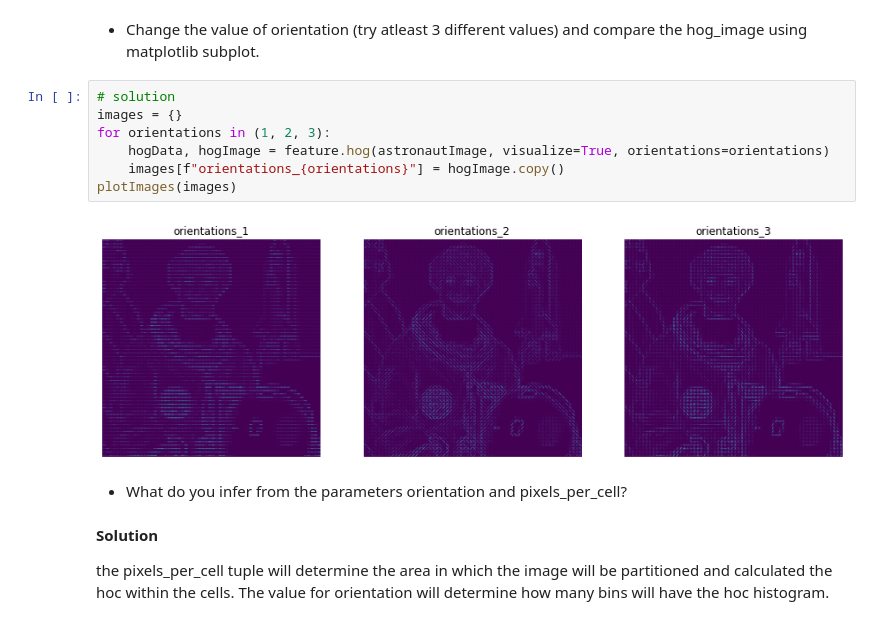
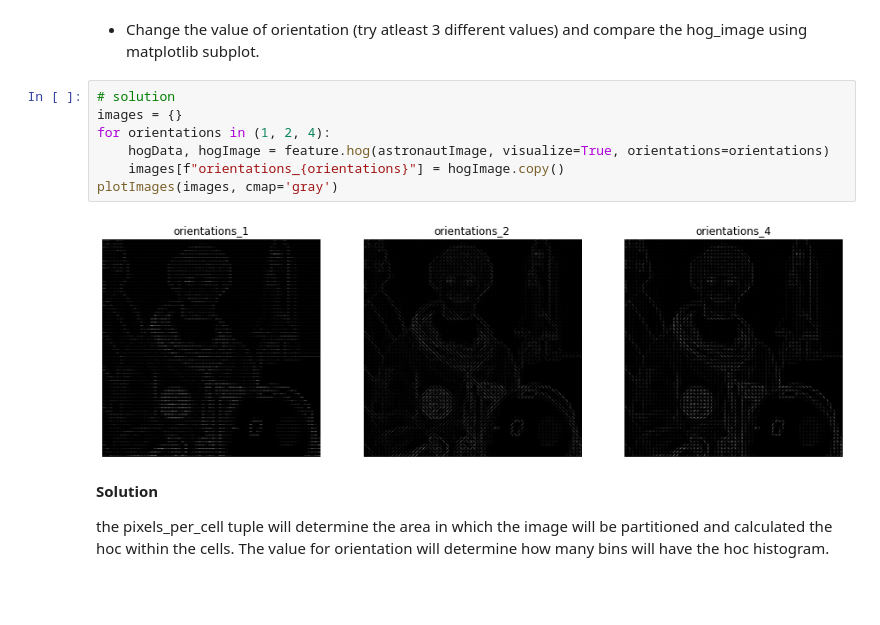
Before and after one commit to UPC-MAI-GitHub/MAI-CV, a Jupyter notebook: P3_template_matching_and_HOG/p3_template_matching_HOG.ipynb, the cells around one changed output. Drawn from its saved outputs; the diff is of its cells as text; blank space fills up the shorter version.

```diff
--- a/P3_template_matching_and_HOG/p3_template_matching_HOG.ipynb
+++ b/P3_template_matching_and_HOG/p3_template_matching_HOG.ipynb
@@ -257,14 +267,12 @@ from the vector array that the function hog returns is a flattened histogram of
 # %%
 # solution
 images = {}
-for orientations in (1, 2, 3):
+for orientations in (1, 2, 4):
     hogData, hogImage = feature.hog(astronautImage, visualize=True, orientations=orientations)
     images[f"orientations_{orientations}"] = hogImage.copy()
-plotImages(images)
+plotImages(images, cmap='gray')
 # %% [output]
-[figure, old version]
+[figure, new version]
-# %% [markdown]
-*   What do you infer from the parameters orientation and pixels_per_cell?
 # %% [markdown]
 **Solution**
 
```
Also changed, not shown: parts of 15 cells of this notebook.
